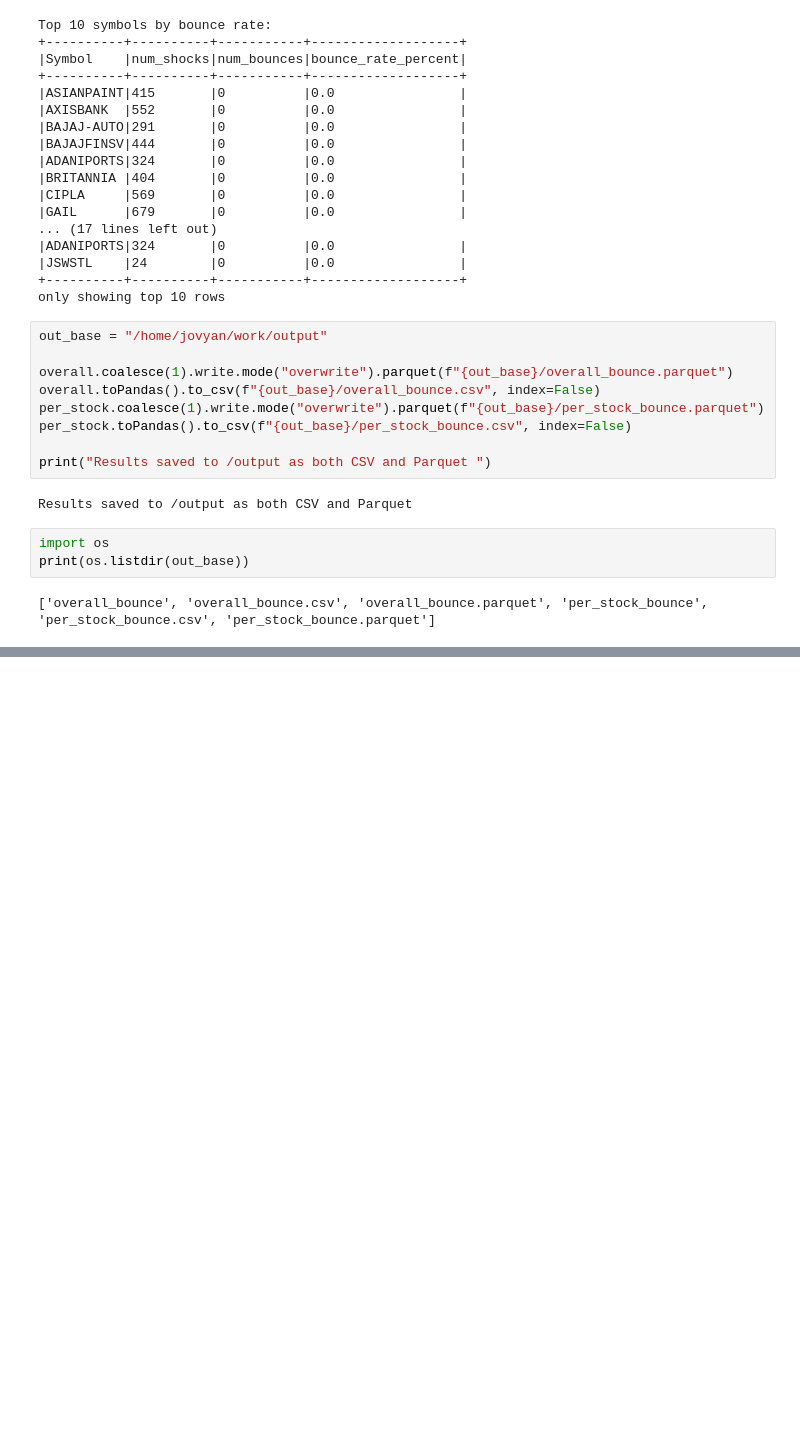
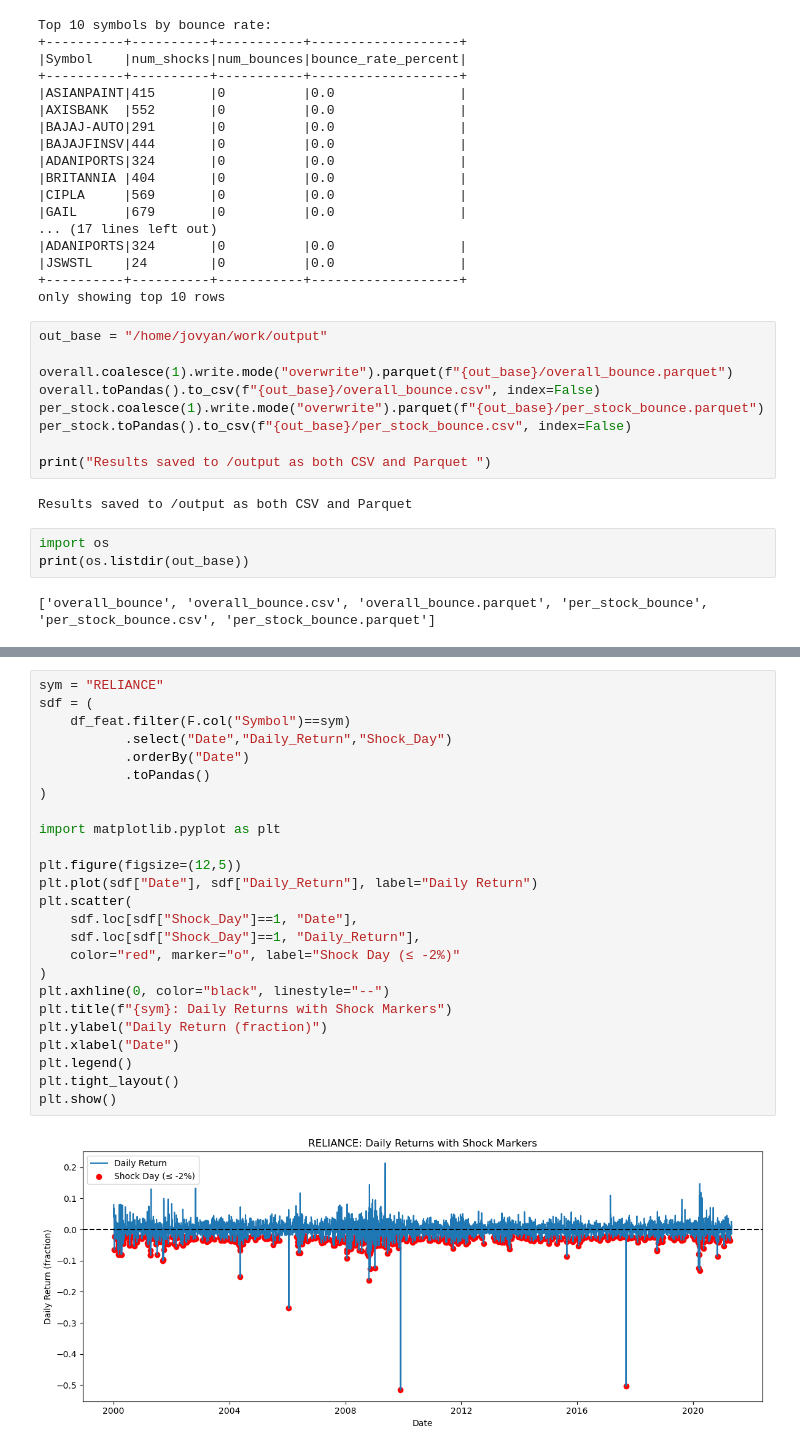
Before and after one commit to alisham30/nifty-stock-analysis, a Jupyter notebook: notebooks/Untitled.ipynb, the cells around one changed output, grey strips where cells are left out. Saved outputs shown, nothing was run; the diff lists cells and outputs as text; blank space fills up the shorter version.

```diff
--- a/notebooks/Untitled.ipynb
+++ b/notebooks/Untitled.ipynb
@@ -251,0 +466,27 @@ print(os.listdir(out_base))
+# %%
+sym = "RELIANCE"
+sdf = (
+    df_feat.filter(F.col("Symbol")==sym)
+           .select("Date","Daily_Return","Shock_Day")
+           .orderBy("Date")
+           .toPandas()
+)
+
+import matplotlib.pyplot as plt
+
+plt.figure(figsize=(12,5))
+plt.plot(sdf["Date"], sdf["Daily_Return"], label="Daily Return")
+plt.scatter(
+    sdf.loc[sdf["Shock_Day"]==1, "Date"],
+    sdf.loc[sdf["Shock_Day"]==1, "Daily_Return"],
+    color="red", marker="o", label="Shock Day (≤ -2%)"
+)
+plt.axhline(0, color="black", linestyle="--")
+plt.title(f"{sym}: Daily Returns with Shock Markers")
+plt.ylabel("Daily Return (fraction)")
+plt.xlabel("Date")
+plt.legend()
+plt.tight_layout()
+plt.show()
+# %% [output]
+[figure, added]
```
Also changed, not shown: parts of 20 cells of this notebook, 4 other files.
